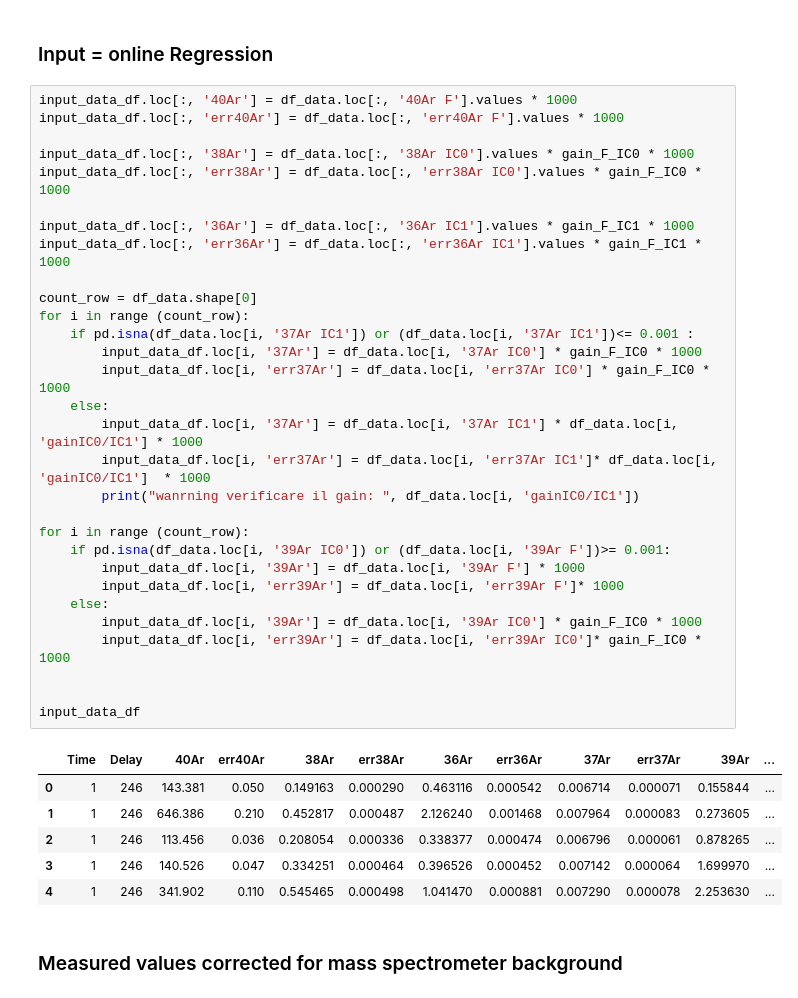
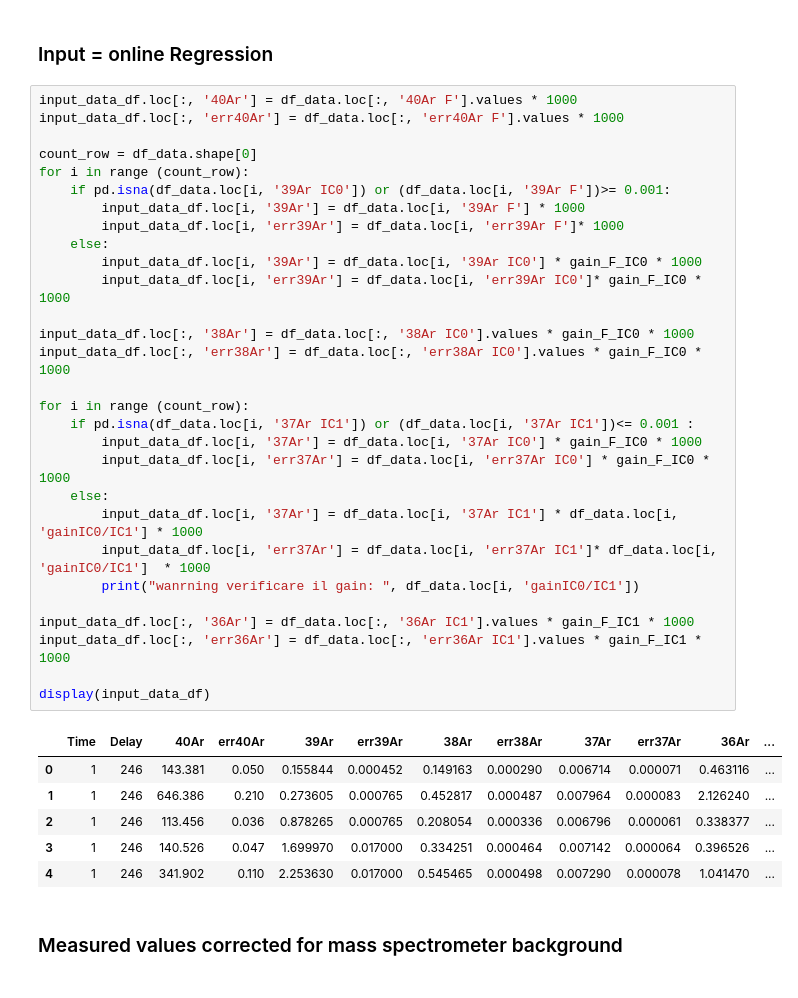
Before and after one commit to gecos-lab/PyCalcolAr, a Jupyter notebook: notebooks/PyCalcolAr_working.ipynb, the cells around one changed output. Drawn from its saved outputs; the diff is of its cells as text.

Commit message:
Sistemazione ordine colonne cella input=online regression

```diff
--- a/notebooks/PyCalcolAr_working.ipynb
+++ b/notebooks/PyCalcolAr_working.ipynb
@@ -528,40 +528,39 @@ display(input_data_df)
 # %%
 input_data_df.loc[:, '40Ar'] = df_data.loc[:, '40Ar F'].values * 1000
 input_data_df.loc[:, 'err40Ar'] = df_data.loc[:, 'err40Ar F'].values * 1000
 
+count_row = df_data.shape[0]
+for i in range (count_row):
+    if pd.isna(df_data.loc[i, '39Ar IC0']) or (df_data.loc[i, '39Ar F'])>= 0.001:
+        input_data_df.loc[i, '39Ar'] = df_data.loc[i, '39Ar F'] * 1000
+        input_data_df.loc[i, 'err39Ar'] = df_data.loc[i, 'err39Ar F']* 1000
+    else:
+        input_data_df.loc[i, '39Ar'] = df_data.loc[i, '39Ar IC0'] * gain_F_IC0 * 1000
+        input_data_df.loc[i, 'err39Ar'] = df_data.loc[i, 'err39Ar IC0']* gain_F_IC0 * 1000
+
 input_data_df.loc[:, '38Ar'] = df_data.loc[:, '38Ar IC0'].values * gain_F_IC0 * 1000
 input_data_df.loc[:, 'err38Ar'] = df_data.loc[:, 'err38Ar IC0'].values * gain_F_IC0 * 1000
 
-input_data_df.loc[:, '36Ar'] = df_data.loc[:, '36Ar IC1'].values * gain_F_IC1 * 1000
-input_data_df.loc[:, 'err36Ar'] = df_data.loc[:, 'err36Ar IC1'].values * gain_F_IC1 * 1000
-
-count_row = df_data.shape[0]
 for i in range (count_row):
     if pd.isna(df_data.loc[i, '37Ar IC1']) or (df_data.loc[i, '37Ar IC1'])<= 0.001 :
         input_data_df.loc[i, '37Ar'] = df_data.loc[i, '37Ar IC0'] * gain_F_IC0 * 1000
         input_data_df.loc[i, 'err37Ar'] = df_data.loc[i, 'err37Ar IC0'] * gain_F_IC0 * 1000
     else:
         input_data_df.loc[i, '37Ar'] = df_data.loc[i, '37Ar IC1'] * df_data.loc[i, 'gainIC0/IC1'] * 1000
         input_data_df.loc[i, 'err37Ar'] = df_data.loc[i, 'err37Ar IC1']* df_data.loc[i, 'gainIC0/IC1']  * 1000
         print("wanrning verificare il gain: ", df_data.loc[i, 'gainIC0/IC1'])
 
-for i in range (count_row):
-    if pd.isna(df_data.loc[i, '39Ar IC0']) or (df_data.loc[i, '39Ar F'])>= 0.001:
-        input_data_df.loc[i, '39Ar'] = df_data.loc[i, '39Ar F'] * 1000
-        input_data_df.loc[i, 'err39Ar'] = df_data.loc[i, 'err39Ar F']* 1000
-    else:
-        input_data_df.loc[i, '39Ar'] = df_data.loc[i, '39Ar IC0'] * gain_F_IC0 * 1000
-        input_data_df.loc[i, 'err39Ar'] = df_data.loc[i, 'err39Ar IC0']* gain_F_IC0 * 1000
+input_data_df.loc[:, '36Ar'] = df_data.loc[:, '36Ar IC1'].values * gain_F_IC1 * 1000
+input_data_df.loc[:, 'err36Ar'] = df_data.loc[:, 'err36Ar IC1'].values * gain_F_IC1 * 1000
 
-
-input_data_df
+display(input_data_df)
 # %% [output]
-|  | Time | Delay | 40Ar | err40Ar | 38Ar | err38Ar | 36Ar | err36Ar | 37Ar | err37Ar | 39Ar | ... |
-| 0 | 1 | 246 | 143.381 | 0.050 | 0.149163 | 0.000290 | 0.463116 | 0.000542 | 0.006714 | 0.000071 | 0.155844 | ... |
-| 1 | 1 | 246 | 646.386 | 0.210 | 0.452817 | 0.000487 | 2.126240 | 0.001468 | 0.007964 | 0.000083 | 0.273605 | ... |
-| 2 | 1 | 246 | 113.456 | 0.036 | 0.208054 | 0.000336 | 0.338377 | 0.000474 | 0.006796 | 0.000061 | 0.878265 | ... |
-| 3 | 1 | 246 | 140.526 | 0.047 | 0.334251 | 0.000464 | 0.396526 | 0.000452 | 0.007142 | 0.000064 | 1.699970 | ... |
-| 4 | 1 | 246 | 341.902 | 0.110 | 0.545465 | 0.000498 | 1.041470 | 0.000881 | 0.007290 | 0.000078 | 2.253630 | ... |
+|  | Time | Delay | 40Ar | err40Ar | 39Ar | err39Ar | 38Ar | err38Ar | 37Ar | err37Ar | 36Ar | ... |
+| 0 | 1 | 246 | 143.381 | 0.050 | 0.155844 | 0.000452 | 0.149163 | 0.000290 | 0.006714 | 0.000071 | 0.463116 | ... |
+| 1 | 1 | 246 | 646.386 | 0.210 | 0.273605 | 0.000765 | 0.452817 | 0.000487 | 0.007964 | 0.000083 | 2.126240 | ... |
+| 2 | 1 | 246 | 113.456 | 0.036 | 0.878265 | 0.000765 | 0.208054 | 0.000336 | 0.006796 | 0.000061 | 0.338377 | ... |
+| 3 | 1 | 246 | 140.526 | 0.047 | 1.699970 | 0.017000 | 0.334251 | 0.000464 | 0.007142 | 0.000064 | 0.396526 | ... |
+| 4 | 1 | 246 | 341.902 | 0.110 | 2.253630 | 0.017000 | 0.545465 | 0.000498 | 0.007290 | 0.000078 | 1.041470 | ... |
 # %% [markdown]
 ### Measured values corrected for mass spectrometer background
 # %%
```
Also changed, not shown: parts of 15 cells of this notebook.
